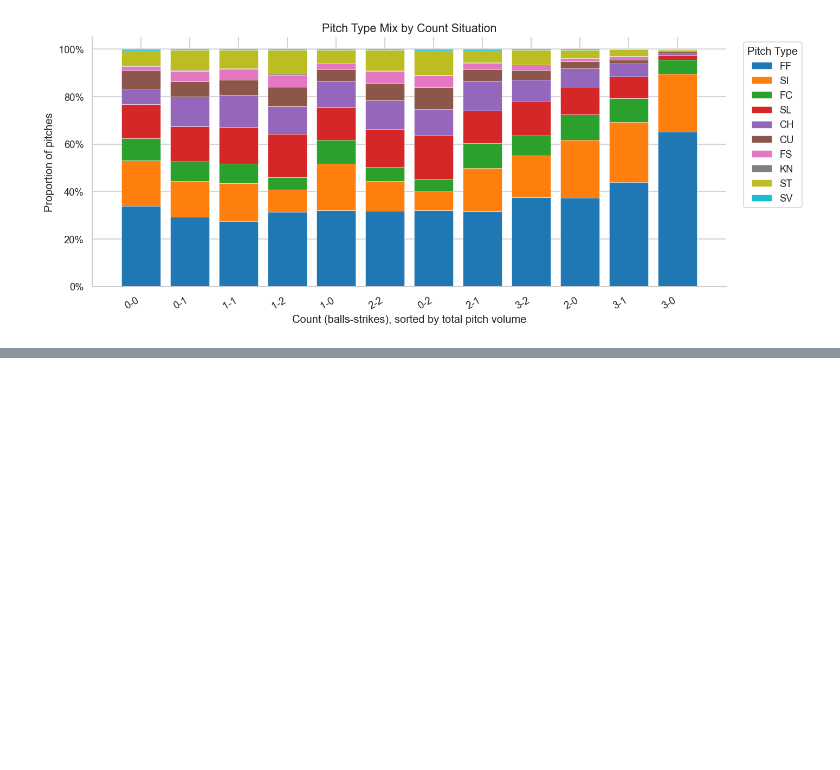
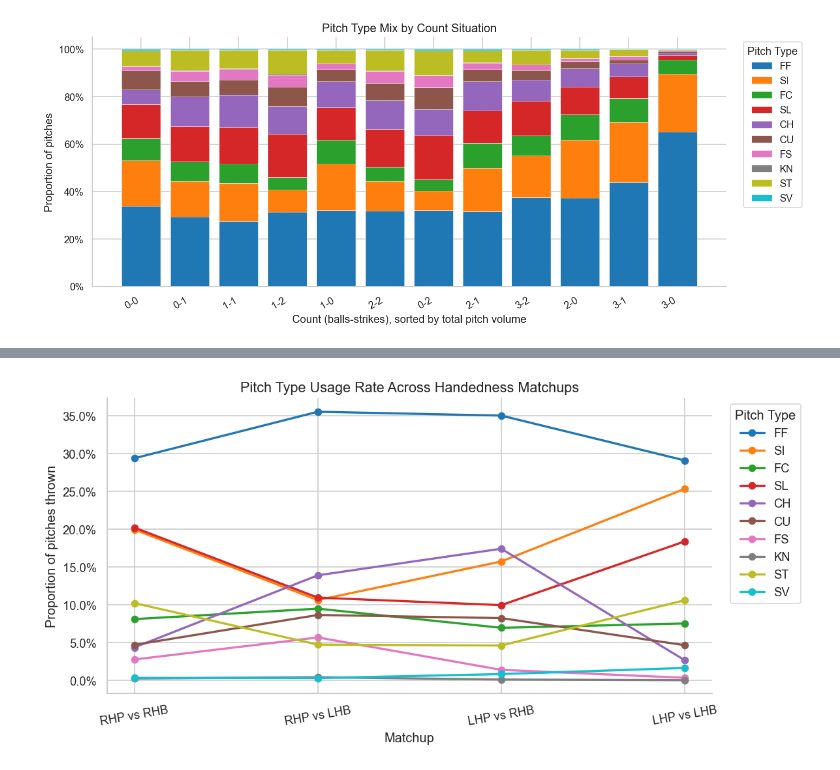
Before and after one commit to yihoolan/MLB-Pitch-Predictor, a Jupyter notebook: exploration/03_pitch_distribution_eda.ipynb, the cells around one changed output, grey strips where cells are left out. Cells and saved outputs as stored; diff of their text form; code cells hidden in the pictures; blank space fills up the shorter version.

```diff
--- a/exploration/03_pitch_distribution_eda.ipynb
+++ b/exploration/03_pitch_distribution_eda.ipynb
@@ -429,0 +488,19 @@ plt.show()
+# %%
+### Visual 2 — Line chart: how each pitch type's usage shifts across matchups
+fig, ax = plt.subplots(figsize=(10, 5))
+
+for i, pt in enumerate(pt_order):
+    values = matchup_mix[pt].reindex(MATCHUP_ORDER).values
+    ax.plot(MATCHUP_ORDER, values, marker="o", label=pt, color=palette[i], linewidth=2)
+
+ax.set_xlabel("Matchup")
+ax.set_ylabel("Proportion of pitches thrown")
+ax.set_title("Pitch Type Usage Rate Across Handedness Matchups", fontsize=13)
+ax.legend(title="Pitch Type", bbox_to_anchor=(1.02, 1), loc="upper left")
+ax.yaxis.set_major_formatter(mticker.PercentFormatter(1.0))
+plt.xticks(rotation=10)
+sns.despine()
+plt.tight_layout()
+plt.show()
+# %% [output]
+[figure, added]
```
Also changed, not shown: parts of 2 cells of this notebook.
